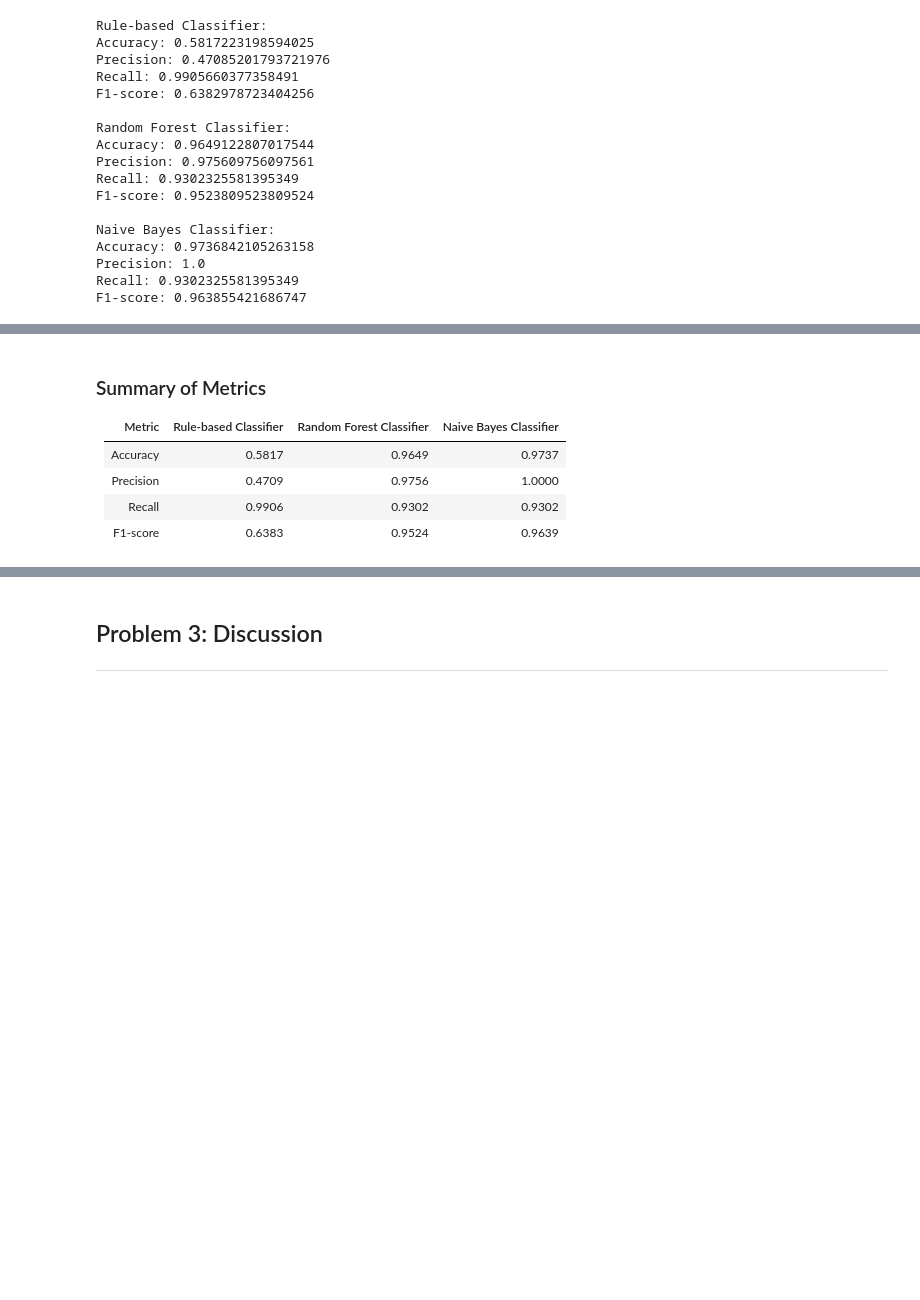
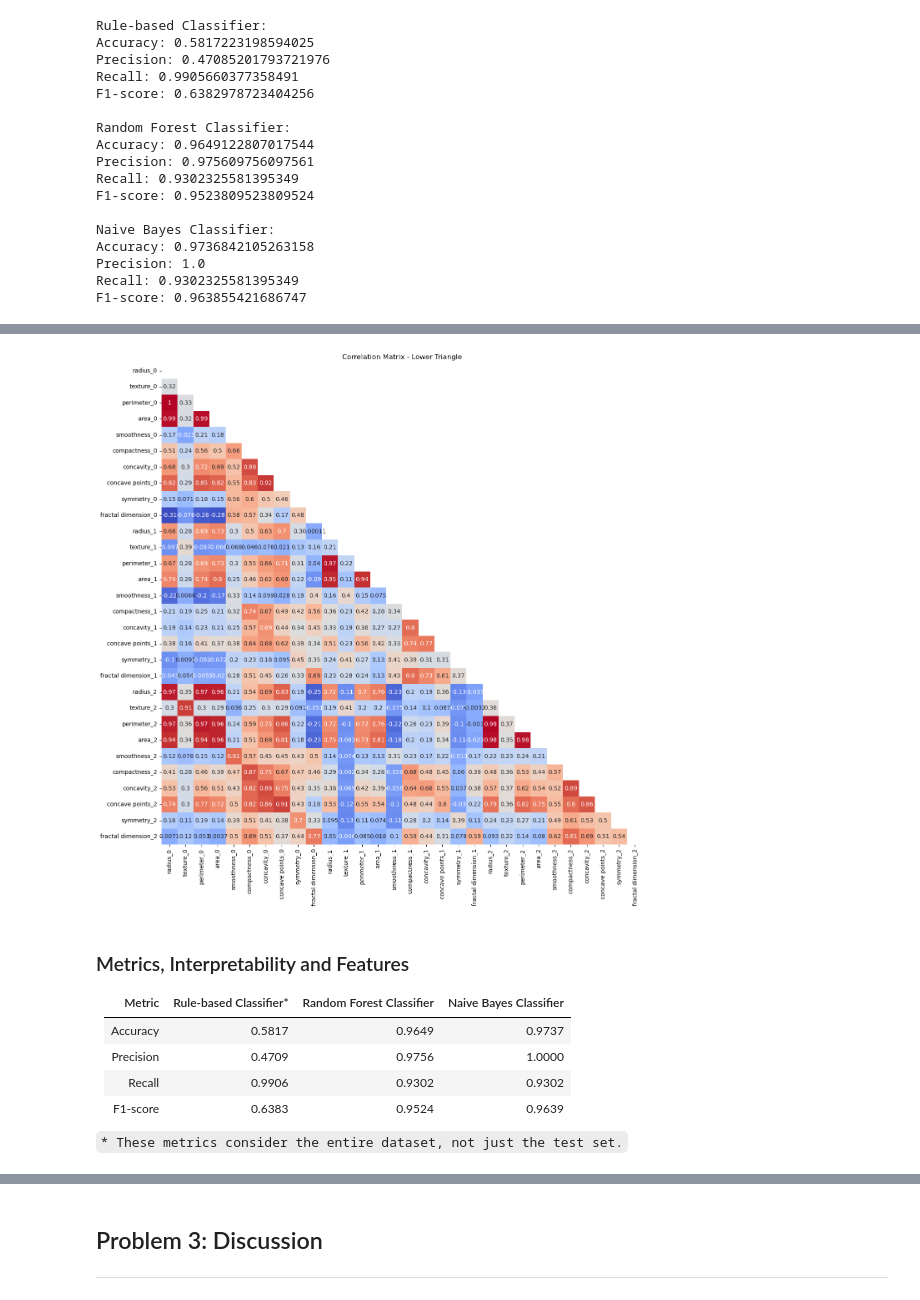
Before and after one commit to NilsDunlop/DIT728-Assignments, a Jupyter notebook: Assignment 4/module4group5.ipynb, the cells around one changed output, grey strips where cells are left out. Cells and saved outputs as stored; diff of their text form; code cells hidden in the pictures; blank space fills up the shorter version.

```diff
--- a/Assignment 4/module4group5.ipynb
+++ b/Assignment 4/module4group5.ipynb
@@ -268,9 +288,25 @@ F1-score: 0.963855421686747
+# %%
+# Correlation matrix
+correlation_matrix = X.corr()
+
+# Create a mask for the upper triangle
+mask = np.triu(np.ones_like(correlation_matrix, dtype=bool))
+
+# Plot the correlation matrix with the mask
+plt.figure(figsize=(15, 15))
+sns.heatmap(correlation_matrix, annot=True, mask=mask, cmap="coolwarm", cbar=False, square=True)
+plt.title("Correlation Matrix - Lower Triangle")
+plt.show()
+# %% [output]
+[figure, added]
 # %% [markdown]
 
-### Summary of Metrics
-| Metric    | Rule-based Classifier | Random Forest Classifier | Naive Bayes Classifier |
+### Metrics, Interpretability and Features
+| Metric    | Rule-based Classifier* | Random Forest Classifier | Naive Bayes Classifier |
 |-----------|-----------------------|--------------------------|------------------------|
 | Accuracy  | 0.5817                | 0.9649                   | 0.9737                 |
 | Precision | 0.4709                | 0.9756                   | 1.0000                 |
 | Recall    | 0.9906                | 0.9302                   | 0.9302                 |
 | F1-score  | 0.6383                | 0.9524                   | 0.9639                 |
+
+`* These metrics consider the entire dataset, not just the test set.`
```
Also changed, not shown: parts of 4 cells of this notebook.
